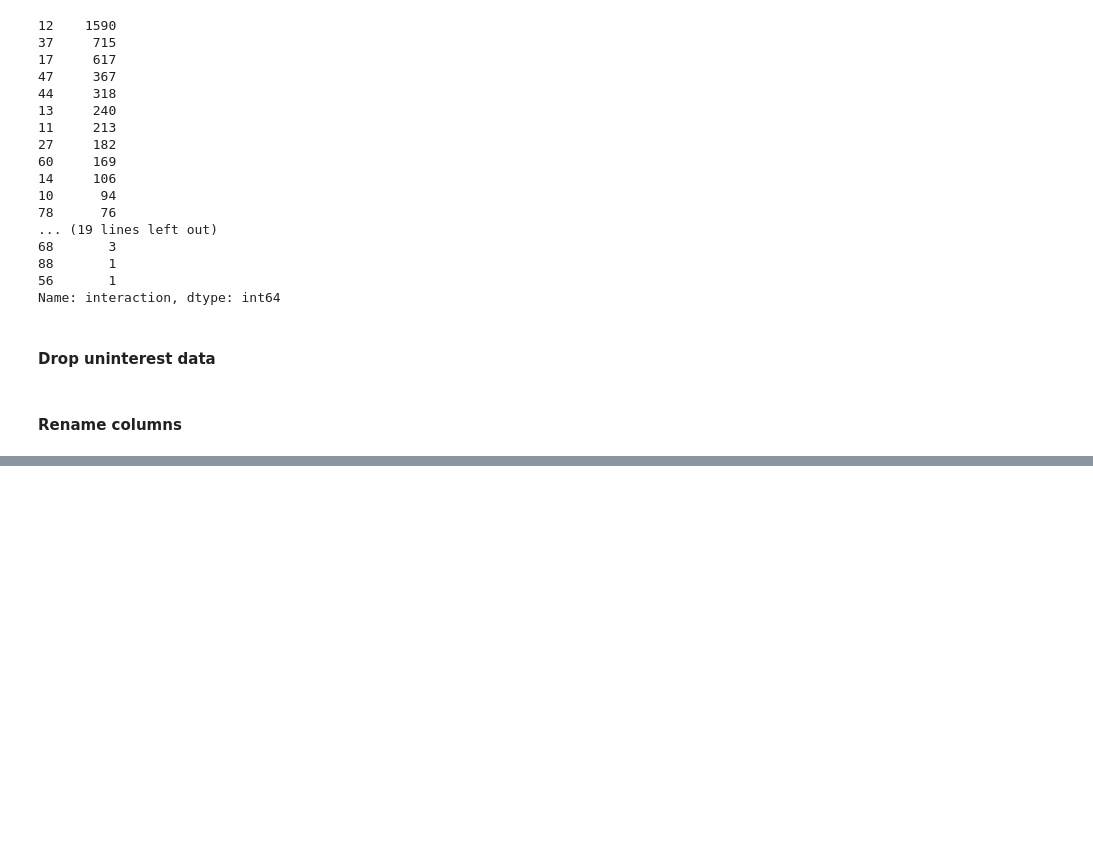
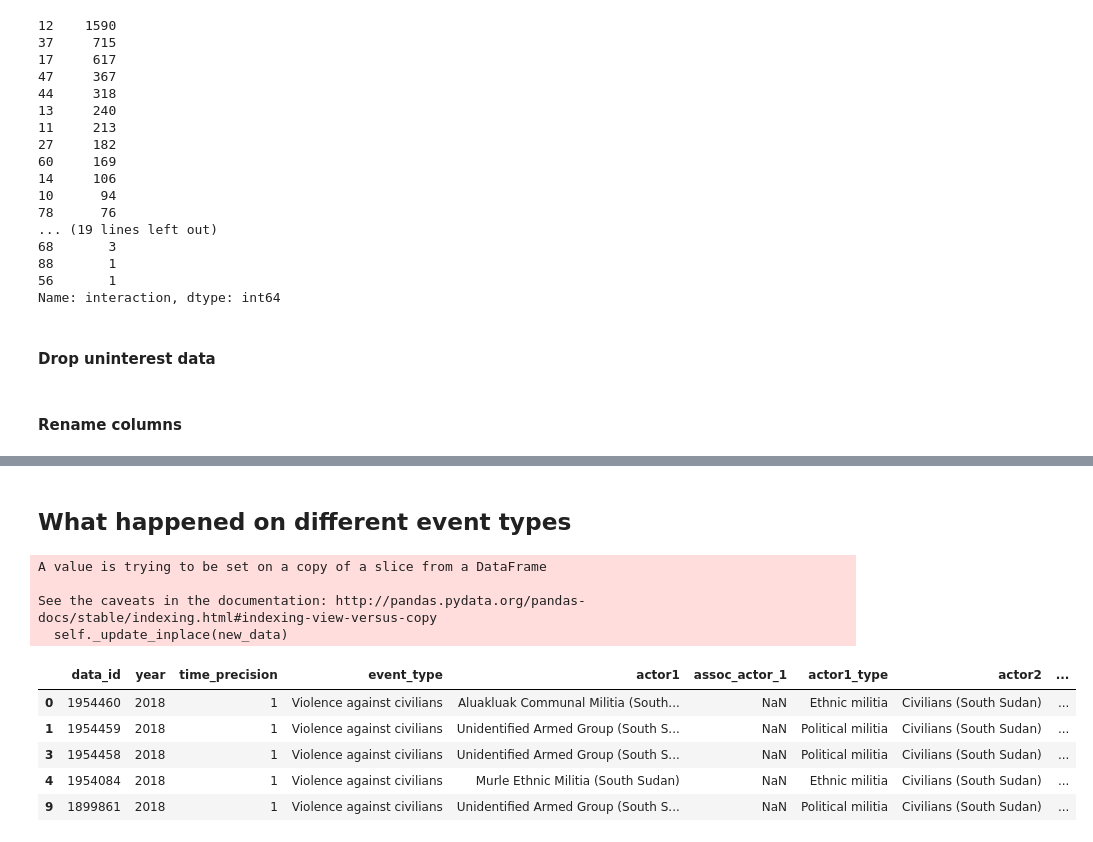
Before and after one commit to hbshih/Data-Science-17-18-Project, a Jupyter notebook: South_Sudan_Violence_Data.ipynb, the cells around one changed output, grey strips where cells are left out. Drawn from its saved outputs; the diff is of its cells as text; code cells hidden in the pictures; blank space fills up the shorter version.

```diff
--- a/South_Sudan_Violence_Data.ipynb
+++ b/South_Sudan_Violence_Data.ipynb
@@ -150,0 +160,2 @@ south_sudan_violence_data.to_csv("ACLED_south-sudan_cleaned.csv", sep=',')
+# %% [markdown]
+## What happened on different event types
@@ -150,0 +164,26 @@ south_sudan_violence_data.to_csv("ACLED_south-sudan_cleaned.csv", sep=',')
+# %%
+Map = {1:'Government or mutinous force',
+2:'Rebel force',
+3:'Political militia',
+4: 'Ethnic militia',
+5: 'Rioters',
+6: 'Protesters',
+7: 'Civilians',
+8: 'Outside/external force (e.g. UN)'}
+
+Violence_against_civilians_Incidents['actor1_type'].replace(Map, inplace = True)
+Violence_against_civilians_Incidents['actor2_type'].replace(Map, inplace = True)
+# %% [output]
+A value is trying to be set on a copy of a slice from a DataFrame
+
+See the caveats in the documentation: http://pandas.pydata.org/pandas-docs/stable/indexing.html#indexing-view-versus-copy
+  self._update_inplace(new_data)
+# %%
+Violence_against_civilians_Incidents.head()
+# %% [output]
+|  | data_id | year | time_precision | event_type | actor1 | assoc_actor_1 | actor1_type | actor2 | ... |
+| 0 | 1954460 | 2018 | 1 | Violence against civilians | Aluakluak Communal Militia (South... | NaN | Ethnic militia | Civilians (South Sudan) | ... |
+| 1 | 1954459 | 2018 | 1 | Violence against civilians | Unidentified Armed Group (South S... | NaN | Political militia | Civilians (South Sudan) | ... |
+| 3 | 1954458 | 2018 | 1 | Violence against civilians | Unidentified Armed Group (South S... | NaN | Political militia | Civilians (South Sudan) | ... |
+| 4 | 1954084 | 2018 | 1 | Violence against civilians | Murle Ethnic Militia (South Sudan) | NaN | Ethnic militia | Civilians (South Sudan) | ... |
+| 9 | 1899861 | 2018 | 1 | Violence against civilians | Unidentified Armed Group (South S... | NaN | Political militia | Civilians (South Sudan) | ... |
```
Also changed, not shown: parts of 6 cells of this notebook, 23 other files.
